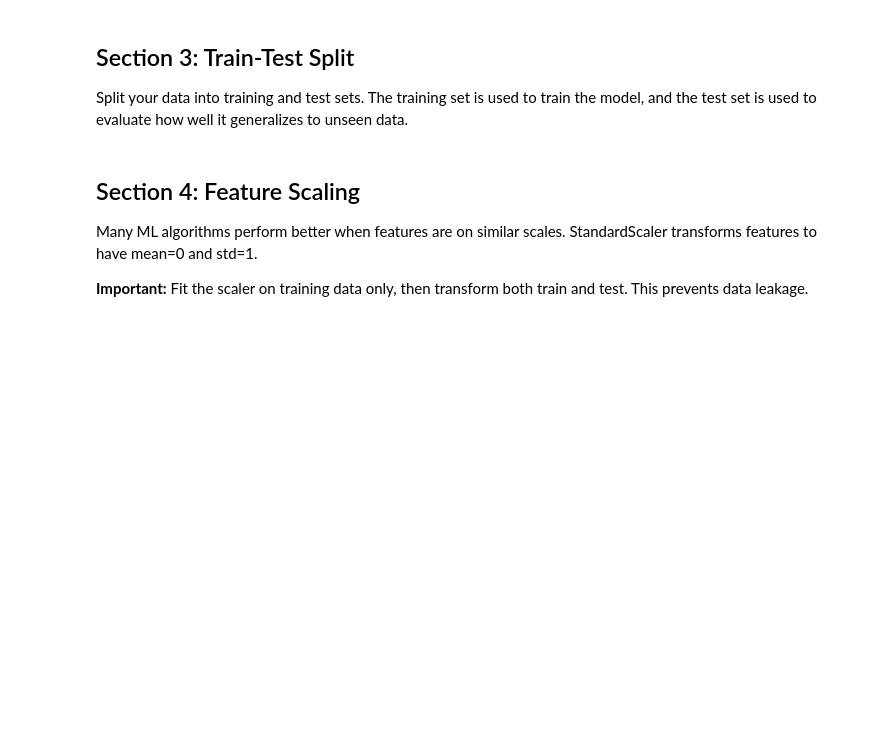
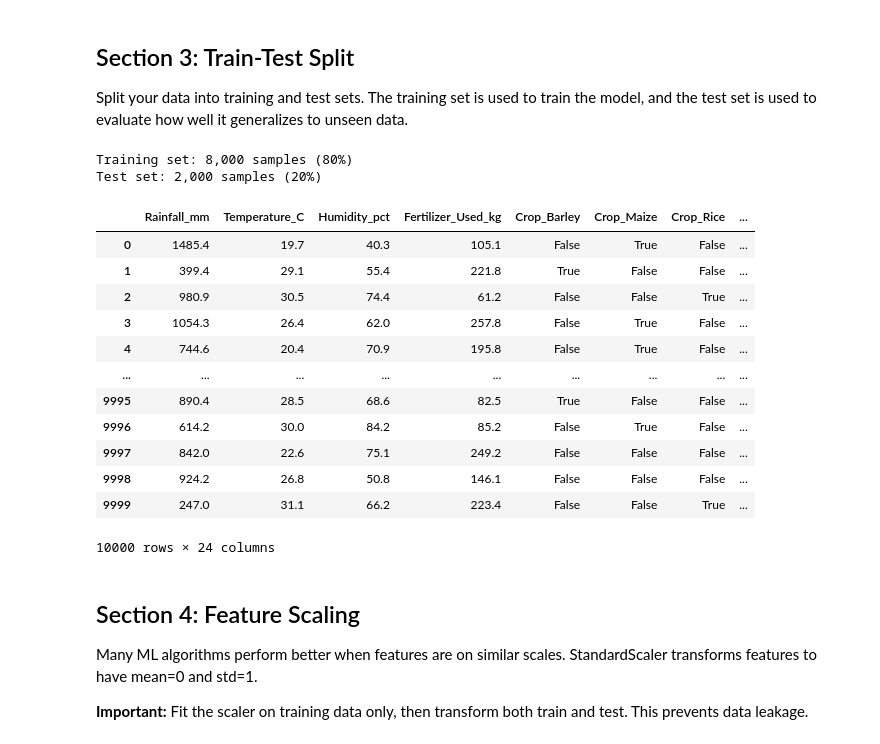
Before and after one commit to fsa-aiml-2511/individual-capstone-wesleyhouk-gif, a Jupyter notebook: notebooks/02_regression_model.ipynb, the cells around one changed output. Cells and saved outputs as stored; diff of their text form; code cells hidden in the pictures; blank space fills up the shorter version.

```diff
--- a/notebooks/02_regression_model.ipynb
+++ b/notebooks/02_regression_model.ipynb
@@ -119,10 +154,35 @@ Split your data into training and test sets. The training set is used to train t
 # Hint: Use train_test_split(X, y, ...)
 
 # YOUR CODE HERE:
+X_simple = df.drop("Yield_ton_per_ha", axis=1)
+y = df['Yield_ton_per_ha']
+
+# Split data: 80% training, 20% testing
+X_train, X_test, y_train, y_test = train_test_split(
+    X_simple, y, test_size=0.2, random_state=42
+)
 # %%
 # Verify your split (run this cell to check)
 print(f"Training set: {X_train.shape[0]:,} samples ({X_train.shape[0]/len(X)*100:.0f}%)")
 print(f"Test set: {X_test.shape[0]:,} samples ({X_test.shape[0]/len(X)*100:.0f}%)")
+
+X_simple
+# %% [output]
+Training set: 8,000 samples (80%)
+Test set: 2,000 samples (20%)
+|  | Rainfall_mm | Temperature_C | Humidity_pct | Fertilizer_Used_kg | Crop_Barley | Crop_Maize | Crop_Rice | ... |
+| 0 | 1485.4 | 19.7 | 40.3 | 105.1 | False | True | False | ... |
+| 1 | 399.4 | 29.1 | 55.4 | 221.8 | True | False | False | ... |
+| 2 | 980.9 | 30.5 | 74.4 | 61.2 | False | False | True | ... |
+| 3 | 1054.3 | 26.4 | 62.0 | 257.8 | False | True | False | ... |
+| 4 | 744.6 | 20.4 | 70.9 | 195.8 | False | True | False | ... |
+| ... | ... | ... | ... | ... | ... | ... | ... | ... |
+| 9995 | 890.4 | 28.5 | 68.6 | 82.5 | True | False | False | ... |
+| 9996 | 614.2 | 30.0 | 84.2 | 85.2 | False | True | False | ... |
+| 9997 | 842.0 | 22.6 | 75.1 | 249.2 | False | False | False | ... |
+| 9998 | 924.2 | 26.8 | 50.8 | 146.1 | False | False | False | ... |
+| 9999 | 247.0 | 31.1 | 66.2 | 223.4 | False | False | True | ... |
+10000 rows × 24 columns
 # %% [markdown]
 ## Section 4: Feature Scaling
 
```
Also changed, not shown: parts of 39 cells of this notebook, 4 other files.
